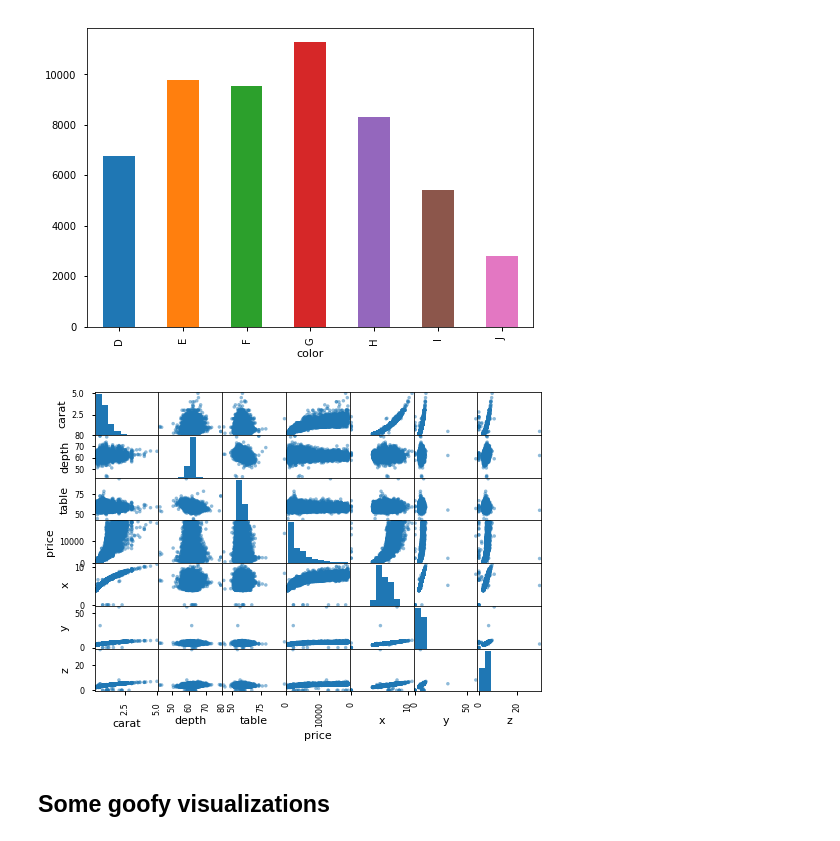
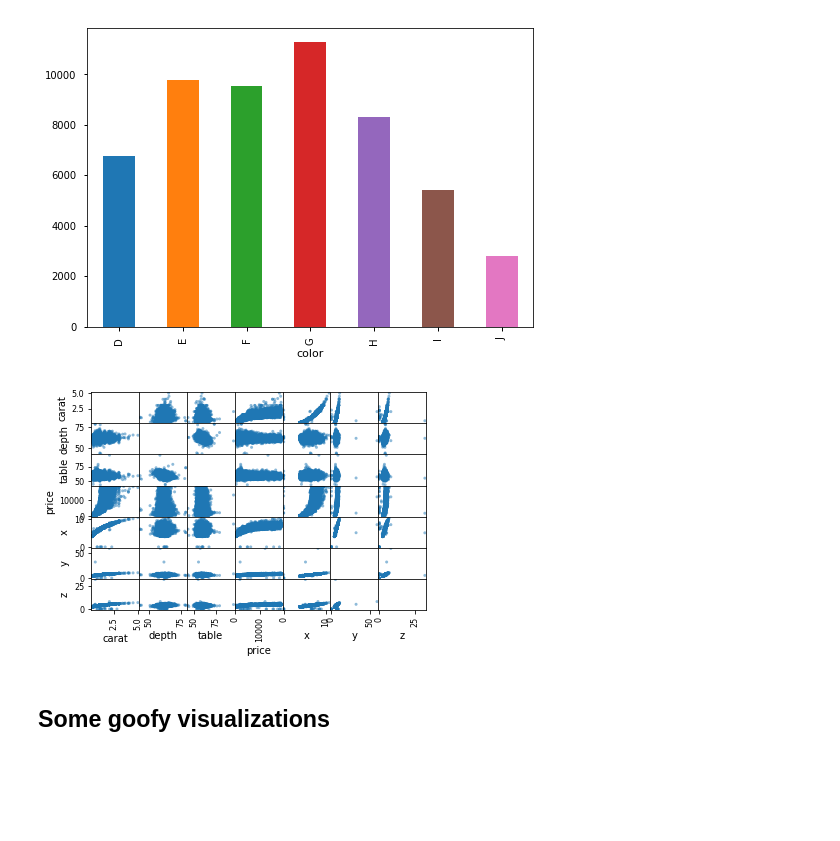
Before and after one commit to pratos/python4ds, a Jupyter notebook: notebooks/Python Visualization snippets.ipynb, the cells around one changed output. Cells and saved outputs as stored; diff of their text form; code cells hidden in the pictures; blank space fills up the shorter version.

```diff
--- a/notebooks/Python Visualization snippets.ipynb
+++ b/notebooks/Python Visualization snippets.ipynb
@@ -1042,10 +1112,10 @@ diamonds.groupby(['color']).count()['carat'].plot(kind='bar')
 <matplotlib.axes._subplots.AxesSubplot at 0x...>
 [figure]
 # %%
-pd.plotting.scatter_matrix(diamonds, diagonal='hist')
+pd.plotting.scatter_matrix(diamonds, diagonal='boxplot')
 plt.show()
 # %% [output]
-[figure, old version]
+[figure, new version]
 # %% [markdown]
 ## Some goofy visualizations
 # %%
```
Also changed, not shown: parts of 42 cells of this notebook, 1 other file.
